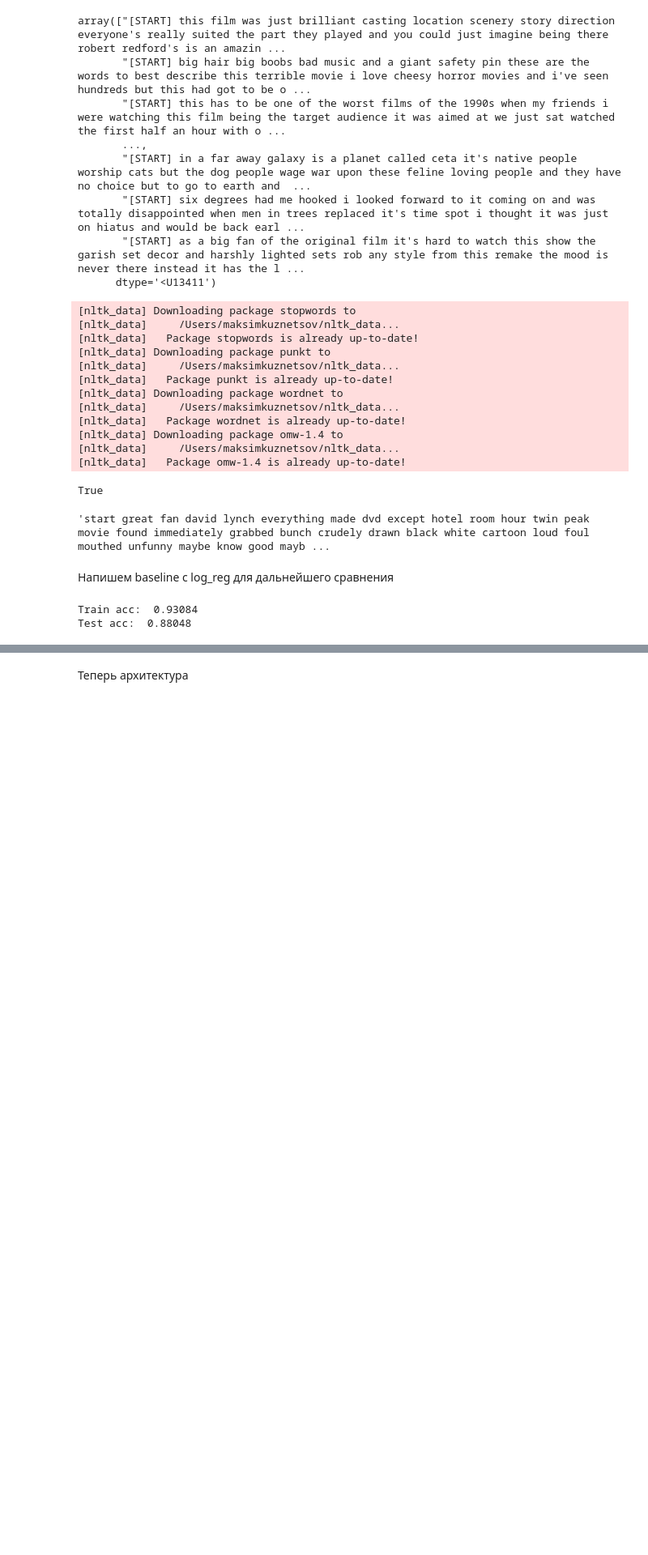
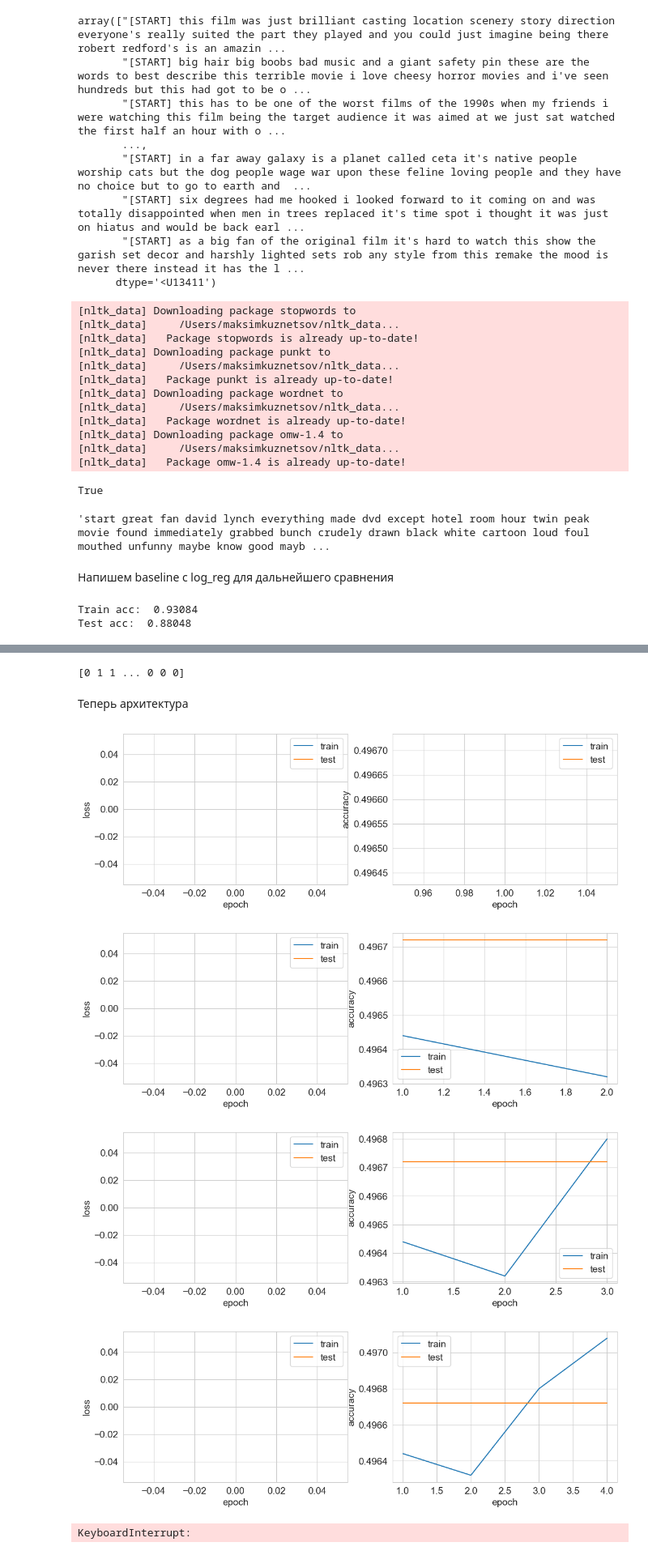
Before and after one commit to AnkumaGithub/IMDB_toxic_classifier_transformer, a Jupyter notebook: main.ipynb, the cells around one changed output, grey strips where cells are left out. Shown at 81% size. Cells and saved outputs as stored; diff of their text form; code cells hidden in the pictures; blank space fills up the shorter version.

```diff
--- a/main.ipynb
+++ b/main.ipynb
@@ -148,10 +156,12 @@ from torch.utils.data import TensorDataset, DataLoader
 
 train_dataset = TensorDataset(train_tokens_tensor, training_targets_tensor)
 test_dataset = TensorDataset(test_tokens_tensor, test_targets_tensor)
-
+print(testing_targets)
 batch_size = 256
-train_loader = DataLoader(train_dataset, batch_size=batch_size)
-test_loader = DataLoader(test_dataset, batch_size=batch_size)
+train_loader = DataLoader(train_dataset, batch_size, shuffle=True, num_workers=2, pin_memory=True, drop_last=True)
+test_loader = DataLoader(test_dataset, batch_size, shuffle=False, num_workers=2, pin_memory=True, drop_last=True)
+# %% [output]
+[0 1 1 ... 0 0 0]
 # %% [markdown]
 Теперь архитектура
 # %%
@@ -161,14 +171,14 @@ import math
 class PositionalEncoder(nn.Module):
     def __init__(self, max_len, embedding_dim, dropout):
         super().__init__()
-        self.pos_features = np.zeros((max_len, embedding_dim))
+        self.pos_features = torch.zeros((max_len, embedding_dim))
         positions = torch.arange(0, max_len, dtype=torch.float).unsqueeze(1)
         freqs = torch.exp(torch.arange(0, embedding_dim, 2, dtype=torch.float) * \
                           (-math.log(10000) / embedding_dim)).unsqueeze(0)
         args = positions * freqs
         self.pos_features[:, 0::2] = torch.sin(args)
         self.pos_features[:, 1::2] = torch.cos(args)
-        self.pos_features = self.pos_features.unsqueeze(0)
+        self.pos_features = self.pos_features.unsqueeze(1)
         self.pos_features = nn.Parameter(self.pos_features, requires_grad=False)
 
         self.dropout = nn.Dropout(dropout)
@@ -281,7 +291,7 @@ class Transformer(nn.Module):
             attention_scores += [attention_score]
         attention_scores = torch.stack(attention_scores, dim=-1)
 
-        mask = (tokens != vocab['']).to(torch.float).detach()
+        mask = (tokens != vocab['<pad>']).to(torch.float).detach()
         lengths = mask.sum(dim=1).detach()
         outputs = (outputs * mask.unsqueeze(2)).sum(dim=1) / lengths.unsqueeze(1)
 
@@ -290,0 +317,55 @@ class Transformer(nn.Module):
+# %%
+device = torch.device('cuda:0' if torch.cuda.is_available() else 'cpu')
+model = Transformer(vocab_size=len(vocab), max_length=max_len, num_classes=1,
+                    embed_dim=64, fc_dim=64, num_heads=4, num_layers=4, dropout=0.2).to(device)
+optimizer = torch.optim.Adam(model.parameters(), lr=1e-3)
+criterion = nn.BCEWithLogitsLoss()
+# %%
+train_losses, test_losses = [], []
+train_accuracies, test_accuracies = [], []
+num_epochs = 20
+
+for epoch in range(1, num_epochs + 1):
+    model.train()
+    running_loss, running_accuracy = 0.0, 0.0
+    for tokens, labels in tqdm(train_loader, desc=f'Training {epoch}/{num_epochs}'):
+        optimizer.zero_grad()
+        tokens = tokens.to(device)
+        labels = labels.to(device)
+        logits, _ = model(tokens)
+        probs = torch.sigmoid(logits.squeeze(1))
+        loss = criterion(logits.squeeze(1), labels.to(torch.float))
+        loss.backward()
+        optimizer.step()
+
+        running_loss += loss.item() * tokens.shape[0]
+        running_accuracy += ((probs > 0.5).to(torch.int) == labels).sum().item()
+
+    train_losses += [running_loss / len(train_loader.dataset)]
+    train_accuracies += [running_accuracy / len(train_loader.dataset)]
+
+    model.eval()
+    running_loss, running_accuracy = 0.0, 0.0
+    for tokens, labels in tqdm(test_loader, desc=f'Testing {epoch}/{num_epochs}'):
+        tokens = tokens.to(device)
+        labels = labels.to(device)
+
+        with torch.no_grad():
+            logits, _ = model(tokens)
+            probs = torch.sigmoid(logits.squeeze(1))
+            loss = criterion(logits.squeeze(1), labels.to(torch.float))
+
+        running_loss += loss.item() * tokens.shape[0]
+        running_accuracy += ((probs > 0.5).to(torch.int) == labels).sum().item()
+
+    test_losses += [running_loss / len(test_loader.dataset)]
+    test_accuracies += [running_accuracy / len(test_loader.dataset)]
+    plot_losses(train_losses, test_losses, train_accuracies, test_accuracies)
+
+print(f'Best test accuracy: {max(test_accuracies)}')
+# %% [output]
+[figure, added]
+[figure, added]
+[figure, added]
+[figure, added]
+KeyboardInterrupt:
```
Also changed, not shown: parts of 4 cells of this notebook.
